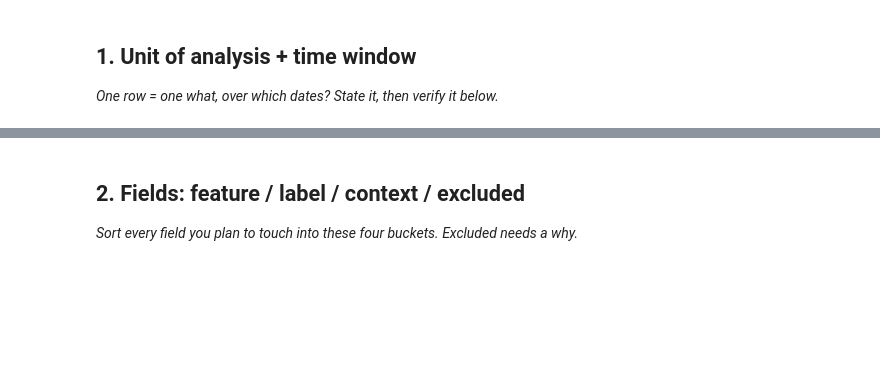
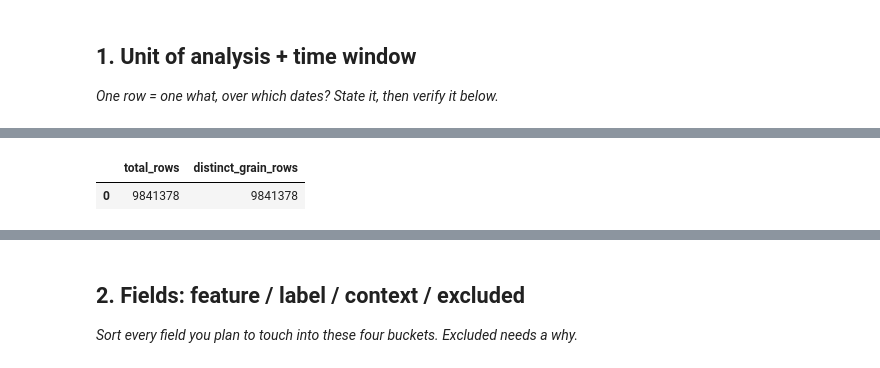
Before and after one commit to MohamedX86/flyrank-ml-internship-2026, a Jupyter notebook: work/notebooks/w03_data_contract.ipynb, the cells around one changed output, grey strips where cells are left out. Drawn from its saved outputs; the diff is of its cells as text; code cells hidden in the pictures; blank space fills up the shorter version.

```diff
--- a/work/notebooks/w03_data_contract.ipynb
+++ b/work/notebooks/w03_data_contract.ipynb
@@ -15,0 +93,18 @@ This skeleton is yours to fill. Work the sections **in order** — each one has
+# %%
+grain_check = con.sql("""
+SELECT
+    COUNT(*) AS total_rows,
+    COUNT(
+        DISTINCT client_hash_id || '|' ||
+        content_hash_id || '|' ||
+        CAST(report_date AS VARCHAR)
+    ) AS distinct_grain_rows
+FROM read_parquet(
+'hf://datasets/FlyRank/internship-warehouse/fact_content_daily_performance/month=2026-03/*.parquet'
+)
+""").df()
+
+grain_check
+# %% [output]
+|  | total_rows | distinct_grain_rows |
+| 0 | 9841378 | 9841378 |
```
Also changed, not shown: parts of 15 cells of this notebook.
